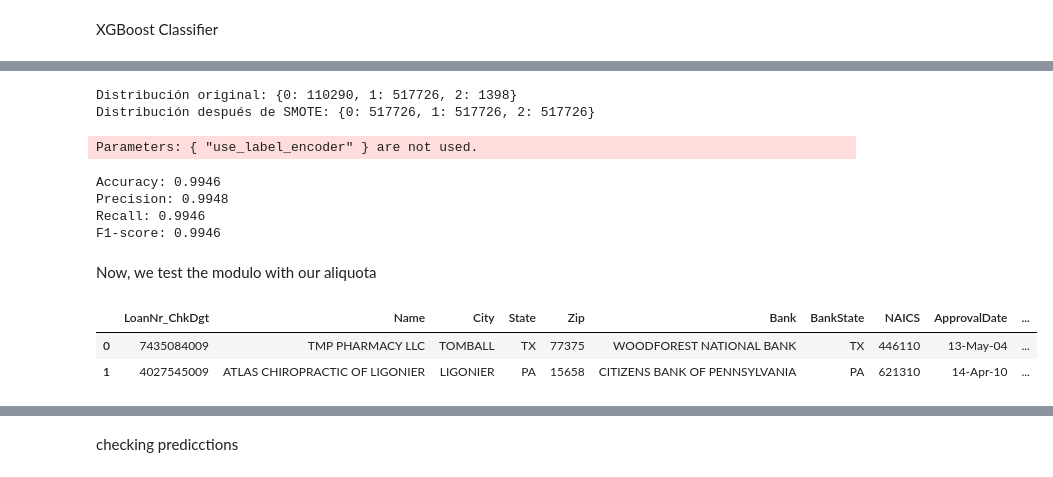
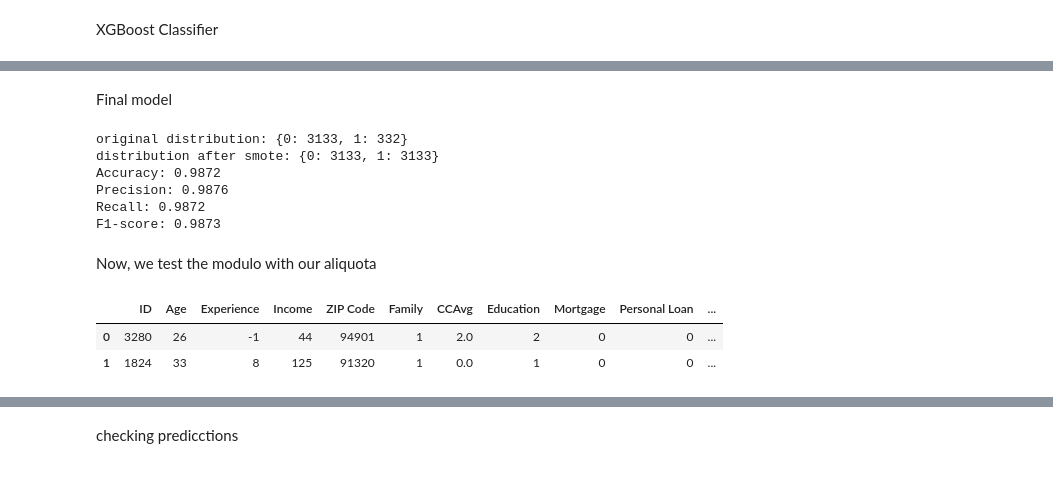
Before and after one commit to AlejoAlegreBustos/CSE-310, a Jupyter notebook: module 1/draft-xp1.ipynb, the cells around one changed output, grey strips where cells are left out. Cells and saved outputs as stored; diff of their text form; code cells hidden in the pictures.

```diff
--- a/module 1/draft-xp1.ipynb
+++ b/module 1/draft-xp1.ipynb
@@ -150,3 +42,0 @@ def preprocess_cash_and_dates(df):
-# %%
-df=preprocess_cash_and_dates(df)
-df.head(2)
@@ -188,2 +42,0 @@ df.head(2)
-# %%
-df['mean_GrAppv']=round(df['GrAppv'].mean(),2)
@@ -617,6 +118,0 @@ y = df_tokenized['MIS_Status_token'].values  # binario: 0/1
-# %%
-
-
-X_train, X_test, y_train, y_test = train_test_split(
-    X, y, test_size=0.2, random_state=42, stratify=y
-)
@@ -703,8 +128,8 @@ from sklearn.model_selection import train_test_split
 from xgboost import XGBClassifier
 from imblearn.over_sampling import SMOTE
 
-y = df_tokenized['MIS_Status']  # target
-X = df_tokenized.drop('MIS_Status', axis=1)  # features
+y = df['Personal Loan']  # target
+X = df.drop('Personal Loan', axis=1)  # features
 
 def test_model(clf, X_train, y_train, X_test, y_test):
     clf.fit(X_train, y_train)
@@ -746,7 +171,6 @@ for i in range(1, 101):
         max_depth=d,
         random_state=r,
         eval_metric='logloss',
-        use_label_encoder=False,
         n_jobs=-1
     )
     xgb_metrics = test_model(xgb_clf, X_train_res, y_train_res, X_test, y_test)
@@ -789,3 +239,5 @@ plt.show()
+# %% [markdown]
+Final model
 # %%
 from imblearn.over_sampling import SMOTE
 from collections import Counter
@@ -794,28 +246,27 @@ from sklearn.model_selection import train_test_split
 from sklearn.metrics import accuracy_score, precision_score, recall_score, f1_score
 
 
-y = df_tokenized['MIS_Status']
-X = df_tokenized.drop('MIS_Status', axis=1)
+y = df['Personal Loan']  # target
+X = df.drop('Personal Loan', axis=1)  # features
 
 # Split
 X_train, X_test, y_train, y_test = train_test_split(
-    X, y, test_size=0.3, random_state=125, stratify=y
+    X, y, test_size=0.3, random_state=194, stratify=y
 )
 
 print("original distribution:", dict(Counter(y_train)))
 
 
-smote = SMOTE(random_state=31)
+smote = SMOTE(random_state=194)
 X_train_res, y_train_res = smote.fit_resample(X_train, y_train)
 print("distribution after smote:", dict(Counter(y_train_res)))
 
 # i use the best hyperparameters of my for loop model
 model = XGBClassifier(
-    n_estimators=75,
-    max_depth=6,
-    random_state=125,
+    n_estimators=66,
+    max_depth=13,
+    random_state=194,
     eval_metric='logloss',
-    use_label_encoder=False,
     n_jobs=-1
 )
 
@@ -833,19 +284,18 @@ print(f"Precision: {precision:.4f}")
 print(f"Recall: {recall:.4f}")
 print(f"F1-score: {f1:.4f}")
 # %% [output]
-Distribución original: {0: 110290, 1: 517726, 2: 1398}
-Distribución después de SMOTE: {0: 517726, 1: 517726, 2: 517726}
+original distribution: {0: 3133, 1: 332}
+distribution after smote: {0: 3133, 1: 3133}
+Accuracy: 0.9872
+Precision: 0.9876
+Recall: 0.9872
+F1-score: 0.9873
-Parameters: { "use_label_encoder" } are not used.
-Accuracy: 0.9946
-Precision: 0.9948
-Recall: 0.9946
-F1-score: 0.9946
 # %% [markdown]
 Now, we test the modulo with our aliquota
 # %%
-df_test=pd.read_csv(r'C:\Users\alejo\Desktop\FAMILIA\Alejo\TECH\developments\PERSONAL DEVELOPMENTS\Machine-learning-projects\linear-regression\aliquota_test.csv')
+df_test=pd.read_csv(r'C:\Users\alejo\Desktop\BYUI\CSE-310 LOCAL\CSE-310\module 1\aliquota_test.csv')
 df_test.head(2)
 # %% [output]
-|  | LoanNr_ChkDgt | Name | City | State | Zip | Bank | BankState | NAICS | ApprovalDate | ... |
-| 0 | 7435084009 | TMP PHARMACY LLC | TOMBALL | TX | 77375 | WOODFOREST NATIONAL BANK | TX | 446110 | 13-May-04 | ... |
-| 1 | 4027545009 | ATLAS CHIROPRACTIC OF LIGONIER | LIGONIER | PA | 15658 | CITIZENS BANK OF PENNSYLVANIA | PA | 621310 | 14-Apr-10 | ... |
+|  | ID | Age | Experience | Income | ZIP Code | Family | CCAvg | Education | Mortgage | Personal Loan | ... |
+| 0 | 3280 | 26 | -1 | 44 | 94901 | 1 | 2.0 | 2 | 0 | 0 | ... |
+| 1 | 1824 | 33 | 8 | 125 | 91320 | 1 | 0.0 | 1 | 0 | 0 | ... |
```
Also changed, not shown: parts of 72 cells of this notebook, 19 other files.
